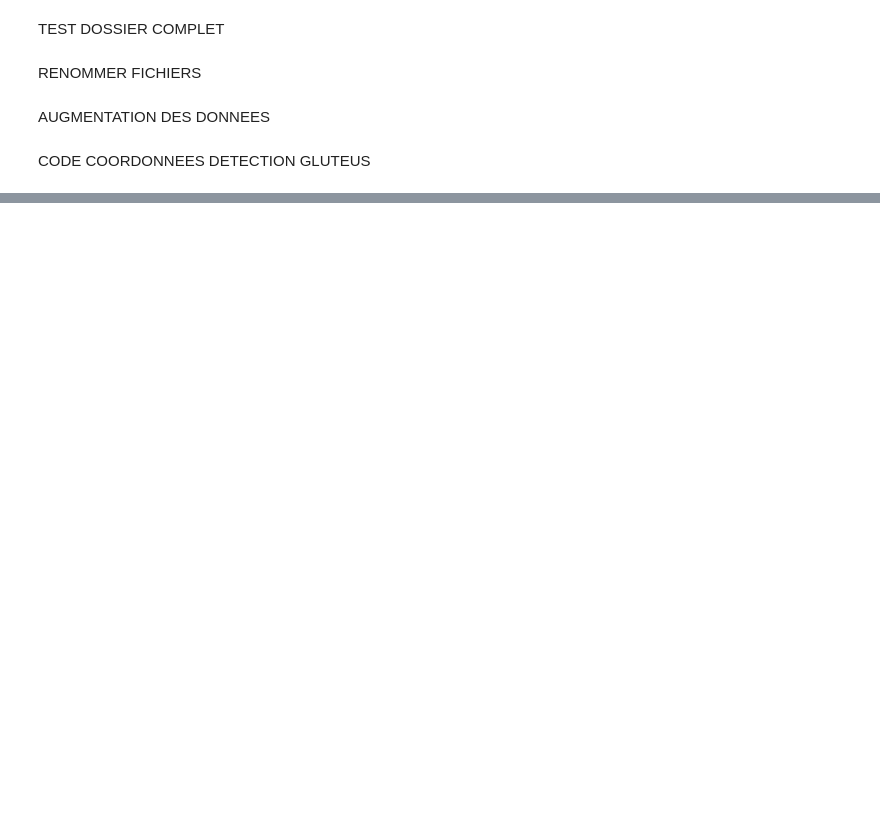
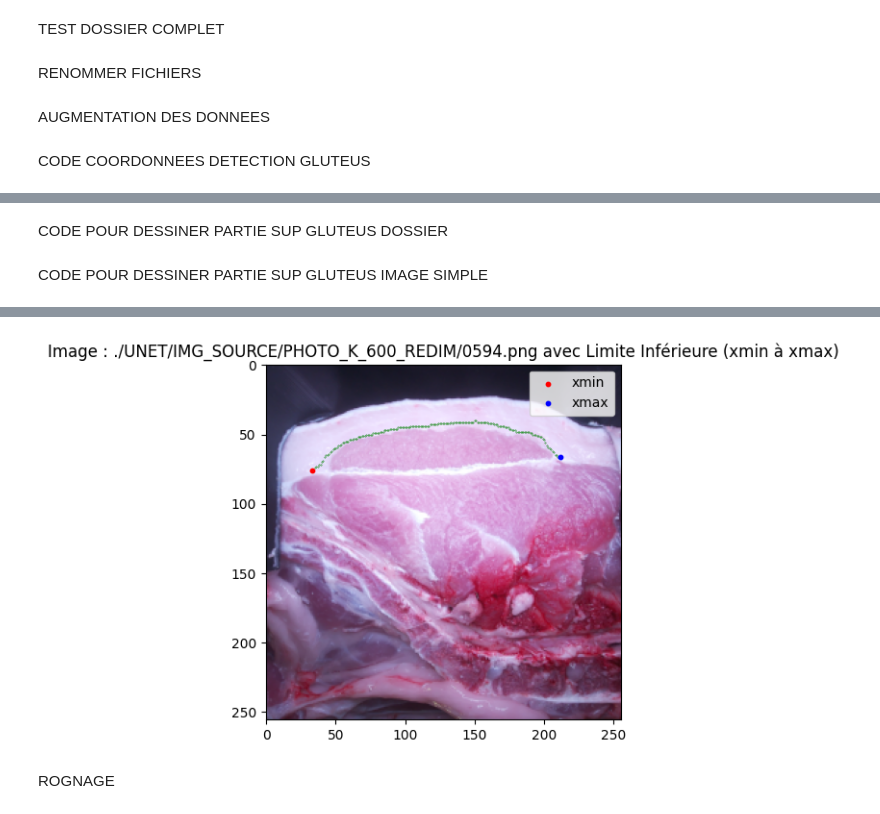
Before and after one commit to Unissia/AIA, a Jupyter notebook: U_NET.ipynb, the cells around one changed output, grey strips where cells are left out. Saved outputs shown, nothing was run; the diff lists cells and outputs as text; code cells hidden in the pictures; blank space fills up the shorter version.

Commit message:
ajout de diverses fonctions utiles à la mise en place du reseau de neurones

```diff
--- a/U_NET.ipynb
+++ b/U_NET.ipynb
@@ -411,10 +386,10 @@ from PIL import Image
 img_height, img_width = 256, 256
 
 # Dossier contenant les images de test
-test_image_dir = './UNET/IMG_SOURCE/IMG_V/'
+test_image_dir = './UNET/IMG_SOURCE/PHOTO_K_600_REDIM'
 
 # Dossier où les résultats seront sauvegardés
-output_dir = './UNET/IMG_SOURCE/RESULTS_VV2/'
+output_dir = './UNET/IMG_SOURCE/RESULTS_PHOTO_K_600_REDIM/'
 if not os.path.exists(output_dir):
     os.makedirs(output_dir)
 
@@ -505,12 +480,12 @@ import numpy as np
 from tensorflow.keras.preprocessing.image import ImageDataGenerator, img_to_array, load_img, array_to_img, save_img
 
 # Chemins vers vos images et masques
-image_path = './UNET/IMG_SOURCE/IMG_CV'
-mask_path = './UNET/MASKS/MSK_CV'
+image_path = './UNET/NEW/IMG/TOTAL_REDIM'
+mask_path = './UNET/NEW/MASK/MASK_TOTAL_REDIM'
 
 # Chemins pour sauvegarder les images et masques augmentés
-aug_image_path = './UNET/IMG_SOURCE/AUG_IMG_CV2'
-aug_mask_path = './UNET/MASKS/AUG_MSK_CV2'
+aug_image_path = './UNET/NEW/IMG/TOTAL_REDIM_AUG'
+aug_mask_path = './UNET/NEW/MASK/MASK_TOTAL_REDIM_AUG'
 
 # Paramètres de l'image
 img_height, img_width = 256, 256
@@ -563,7 +538,7 @@ mask_generator = mask_datagen.flow(masks, batch_size=batch_size, seed=seed, save
 train_generator = zip(image_generator, mask_generator)
 
 # Nombre d'images à générer
-num_augmented_images = 3000  # Ajustez ce nombre pour créer plus ou moins d'augmentations
+num_augmented_images = 5000  # Ajustez ce nombre pour créer plus ou moins d'augmentations
 
 # Générer et sauvegarder les images augmentées
 for i in range(num_augmented_images):
@@ -621,0 +616,2 @@ Coordonnées : xmin=49, y_for_xmin=60, xmax=214, y_for_xmax=61
+# %% [markdown]
+CODE POUR DESSINER PARTIE SUP GLUTEUS DOSSIER
@@ -621,0 +688,60 @@ Coordonnées : xmin=49, y_for_xmin=60, xmax=214, y_for_xmax=61
+# %% [markdown]
+CODE POUR DESSINER PARTIE SUP GLUTEUS IMAGE SIMPLE
+# %%
+import os
+import numpy as np
+from keras.preprocessing.image import load_img, img_to_array
+import matplotlib.pyplot as plt
+
+# Paramètres de l'image (doivent correspondre à ceux utilisés pour l'entraînement)
+img_height, img_width = 256, 256
+
+
+
+# Chemin complet de l'image
+image_path ='./UNET/IMG_SOURCE/PHOTO_K_600_REDIM/0594.png'
+
+# Charger et prétraiter l'image de test
+test_img = load_img(image_path, target_size=(img_height, img_width))
+test_img_array = img_to_array(test_img) / 255.0  # Normalisation
+test_img_array = np.expand_dims(test_img_array, axis=0)  # Ajouter une dimension pour le batch
+
+# Prédire le masque pour l'image de test
+predicted_mask = model.predict(test_img_array)
+
+# Convertir la prédiction en masque binaire (0 ou 1)
+predicted_mask = (predicted_mask > 0.5).astype(np.uint8)
+predicted_mask = np.squeeze(predicted_mask)  # Supprimer la dimension du batch
+
+# Trouver les indices des pixels où l'objet est présent (valeurs de 1 dans le masque)
+object_pixels = np.where(predicted_mask == 1)
+
+if len(object_pixels[0]) > 0:  # Si des pixels de l'objet sont détectés
+    # Récupérer les coordonnées xmin, xmax
+    xmin = np.min(object_pixels[1])  # Le minimum des coordonnées x
+    xmax = np.max(object_pixels[1])  # Le maximum des coordonnées x
+
+    ymin = y_val = object_pixels[0][object_pixels[1] == xmin]  # Obtenir tous les y pour un x donné
+    ymax = y_val2 = object_pixels[0][object_pixels[1] == xmax]  # Obtenir tous les y pour un x donné
+
+
+    # Trouver les y min correspondant à chaque x entre xmin et xmax (limite inférieure)
+    for x in range(xmin, xmax + 1):
+        y_values = object_pixels[0][object_pixels[1] == x]  # Obtenir tous les y pour un x donné
+        if len(y_values) > 0:  # S'assurer qu'il y a des pixels pour ce x
+            y_min = np.min(y_values)  # Le y min pour ce x
+            plt.scatter(x, y_min, color='green', s=0.1)  # Tracer les points verts pour le y min
+
+    # Afficher les coordonnées
+    print(f"Image : {image_path}, xmin={xmin}, xmax={xmax}, ymin={ymin}, ymax={ymax}")
+
+    # Visualiser les points xmin et xmax sur l'image
+    plt.imshow(np.squeeze(test_img_array))  # Afficher l'image originale en fond
+    plt.scatter(xmin, np.min(object_pixels[0][object_pixels[1] == xmin]), color='red', label='xmin', s=10)  # Point rouge pour xmin
+    plt.scatter(xmax, np.min(object_pixels[0][object_pixels[1] == xmax]), color='blue', label='xmax', s=10)  # Point bleu pour xmax
+    plt.legend()
+    plt.title(f'Image : {image_path} avec Limite Inférieure (xmin à xmax)')
+
+else:
+    print(f"Aucun objet détecté dans l'image {image_path}")
+# %% [output]
@@ -621,0 +750,3 @@ Coordonnées : xmin=49, y_for_xmin=60, xmax=214, y_for_xmax=61
+[figure, added]
+# %% [markdown]
+ROGNAGE
```
Also changed, not shown: parts of 16 cells of this notebook.
